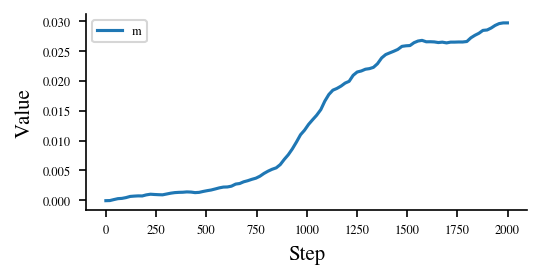
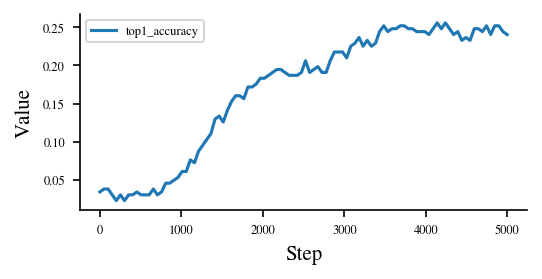
Code edit (unified diff) that turned the first committed figure into the second:
--- before
+++ after
@@ -1,4 +1,4 @@
 
-metrics = ["m"]
+metrics = ["top1_accuracy"]
 
 fig , axes = create_fig()
@@ -6,6 +6,8 @@
 for metric in metrics:
     x = df[df["metric"] == metric]["step"]
+    # Convert y to float
     y = df[df["metric"] == metric]["value"]
-    ax.plot(x, y, label=metric)
+    y = y.astype(float)
+    ax.plot(x, y, label=metric,marker='')
 ax.set_xlabel("Step")   
 ax.set_ylabel("Value")

Commit: Scaling fixed - added constant for variance initialization